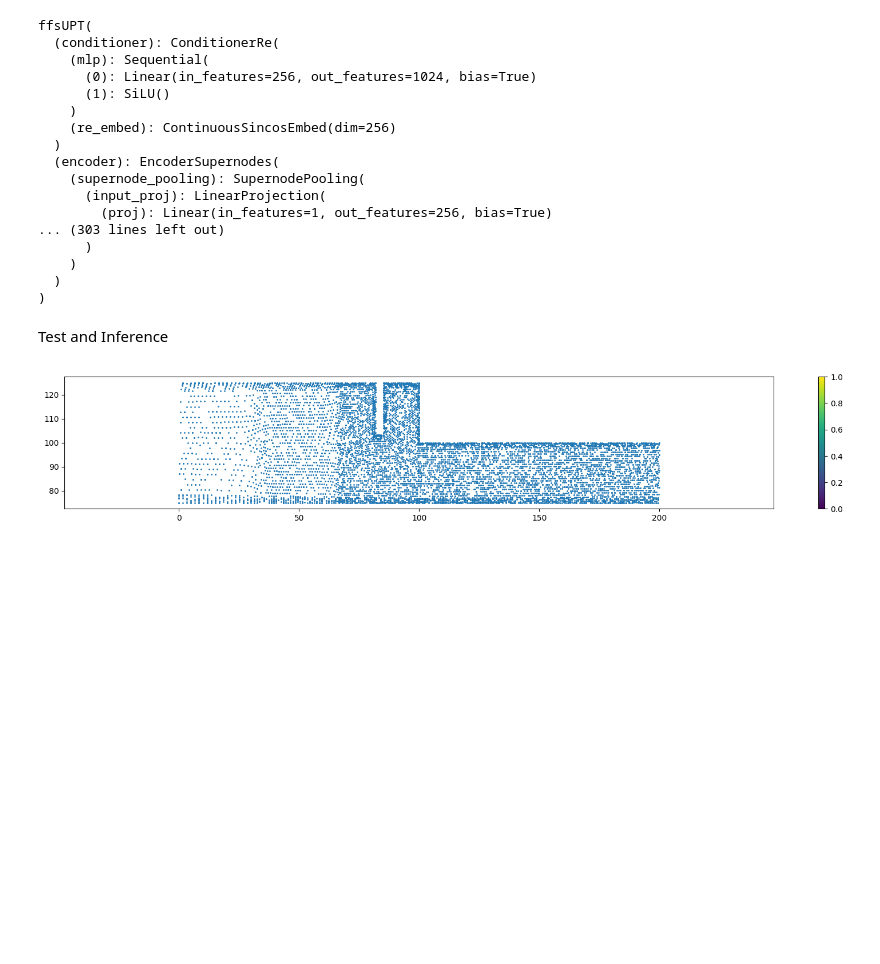
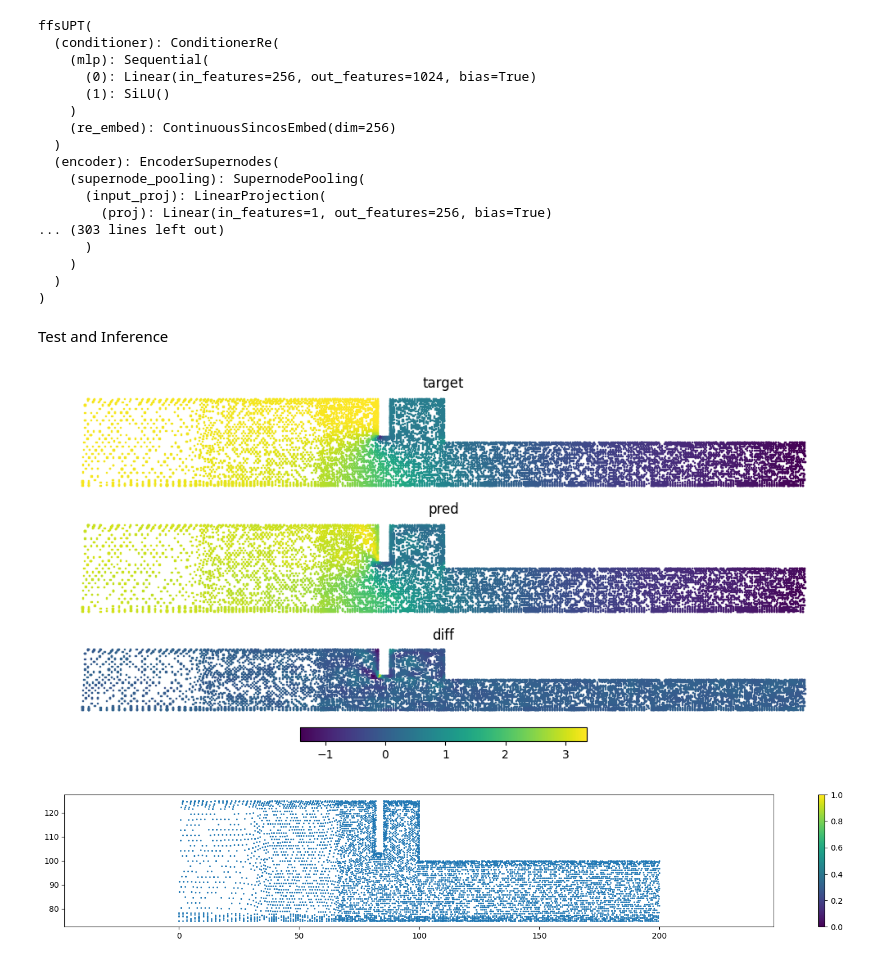
Before and after one commit to battlejacket/upt-tutorial, a Jupyter notebook: ffsRans.ipynb, the cells around one changed output. Cells and saved outputs as stored; diff of their text form; code cells hidden in the pictures; blank space fills up the shorter version.

```diff
--- a/ffsRans.ipynb
+++ b/ffsRans.ipynb
@@ -339,6 +339,8 @@ ffsUPT(
 # %% [markdown]
 Test and Inference
 # %%
+crop_values_test= [[-2, -2], [0, 2]]
+
 test_hr_dataset = ffsDataset(
     root="./data/ffs/preprocessed600",
     # how many inputs to use for training
@@ -350,7 +352,7 @@ test_hr_dataset = ffsDataset(
     # mode
     mode="test",
     crop_values=crop_values,
-    useMesh=None,
+    useMesh='modify',
     use_inferencer_inputs=False
 )
 from torch.utils.data import DataLoader
@@ -366,3 +390,33 @@ data = [d for d in test_dataloader]
+# %%
+# generated input vs target
+points = test_hr_dataset.denormalize_pos(test_batch["output_pos"].squeeze(0))
+pred_all = test_hr_dataset.denormalize_feat(y_hat.cpu())
+
+feature_idx = 2
+
+x_pos, y_pos = points.unbind(1)
+pred = pred_all[:,feature_idx]
+target_all = test_hr_dataset.denormalize_feat(test_batch["target_feat"]) #[:10000]
+target = target_all[:,feature_idx]
+
+
+_, axes = plt.subplots(3, 1, figsize=(10, 5)) #, figsize=(10, 2)
+axes[0].scatter(x_pos, y_pos, c=target, marker="s", s=1)
+axes[0].set_title("target")
+axes[0].set_axis_off()
+axes[1].scatter(x_pos, y_pos, c=pred, marker="s", s=1)
+axes[1].set_title("pred")
+axes[1].set_axis_off()
+scatter_diff = axes[2].scatter(x_pos, y_pos, c=pred-target, marker="s", s=1)
+axes[2].set_title("diff")
+axes[2].set_axis_off()
+plt.colorbar(scatter_diff, ax=axes[2], orientation="horizontal")
+plt.tight_layout()
+# plt.colorbar()
+# plt.title(test_batch["name"])
+plt.show()
+# %% [output]
+[figure, added]
 # %%
 # generated input vs target
 idx = 0
```
Also changed, not shown: parts of 17 cells of this notebook, 2 other files.
